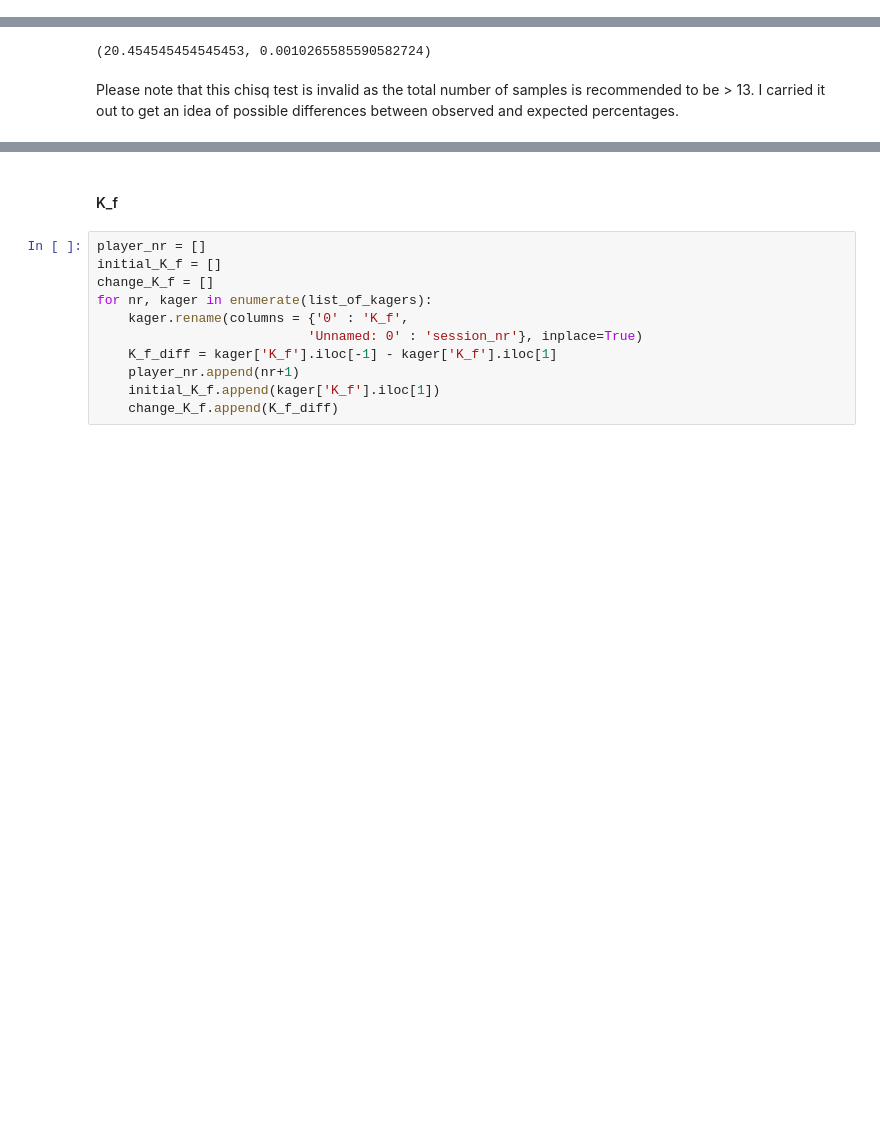
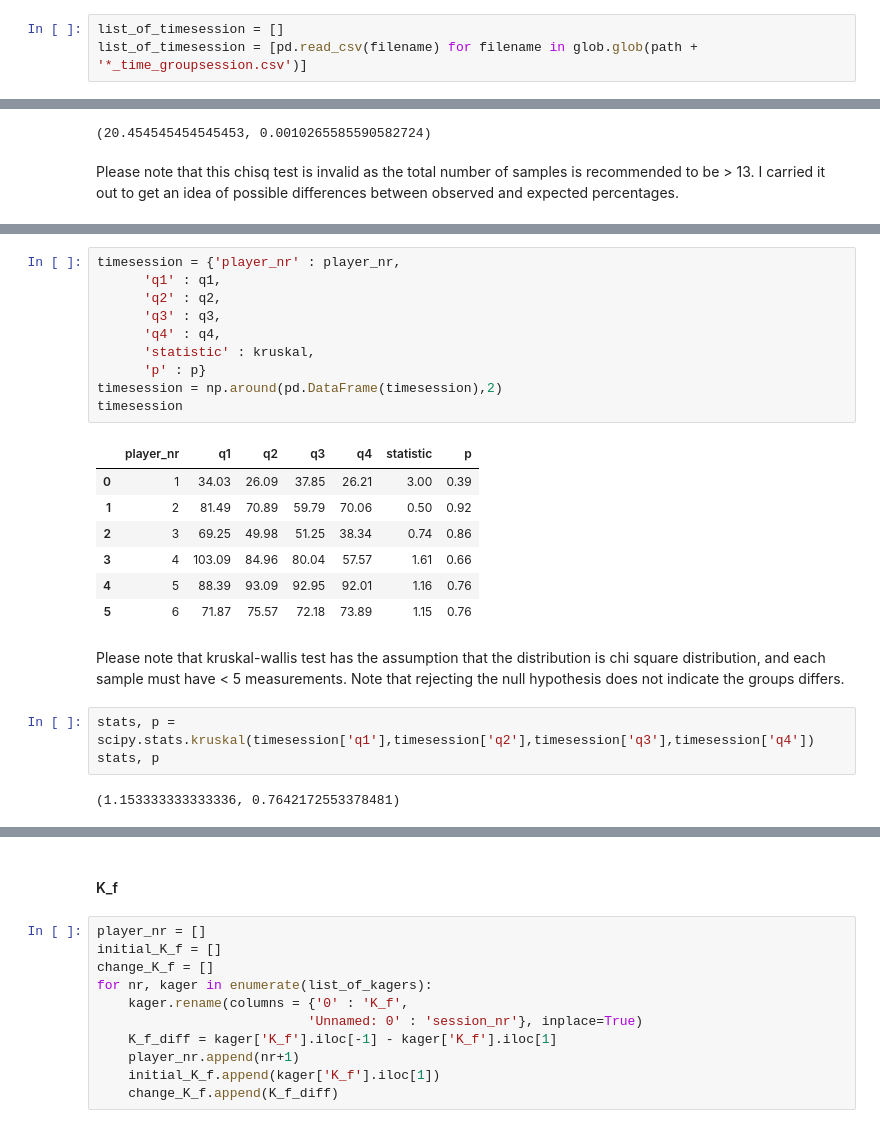
Before and after one commit to doscsy12/robotic_hometherapy, a Jupyter notebook: EDA_K_f.ipynb, the cells around one changed output, grey strips where cells are left out. Drawn from its saved outputs; the diff is of its cells as text; blank space fills up the shorter version.

```diff
--- a/EDA_K_f.ipynb
+++ b/EDA_K_f.ipynb
@@ -33,6 +33,9 @@ list_of_kf_median = [pd.read_csv(filename) for filename in glob.glob(path + '*_K
 # %%
 list_of_kf_MAD = []
 list_of_kf_MAD = [pd.read_csv(filename) for filename in glob.glob(path + '*_K_f_MAD.csv')]
+# %%
+list_of_timesession = []
+list_of_timesession = [pd.read_csv(filename) for filename in glob.glob(path + '*_time_groupsession.csv')]
 # %%
 # xlsx = pd.ExcelFile('./data/Clinical_001_003.xlsx')
 clinical = pd.read_excel('./data/Clinical_001_006.xlsx',header=1)
@@ -111,0 +136,25 @@ Please note that this chisq test is invalid as the total number of samples is re
+# %%
+timesession = {'player_nr' : player_nr,
+      'q1' : q1,
+      'q2' : q2,
+      'q3' : q3,
+      'q4' : q4,
+      'statistic' : kruskal,
+      'p' : p}
+timesession = np.around(pd.DataFrame(timesession),2)
+timesession
+# %% [output]
+|  | player_nr | q1 | q2 | q3 | q4 | statistic | p |
+| 0 | 1 | 34.03 | 26.09 | 37.85 | 26.21 | 3.00 | 0.39 |
+| 1 | 2 | 81.49 | 70.89 | 59.79 | 70.06 | 0.50 | 0.92 |
+| 2 | 3 | 69.25 | 49.98 | 51.25 | 38.34 | 0.74 | 0.86 |
+| 3 | 4 | 103.09 | 84.96 | 80.04 | 57.57 | 1.61 | 0.66 |
+| 4 | 5 | 88.39 | 93.09 | 92.95 | 92.01 | 1.16 | 0.76 |
+| 5 | 6 | 71.87 | 75.57 | 72.18 | 73.89 | 1.15 | 0.76 |
+# %% [markdown]
+Please note that kruskal-wallis test has the assumption that the distribution is chi square distribution, and each sample must have < 5 measurements. Note that rejecting the null hypothesis does not indicate the groups differs.
+# %%
+stats, p = scipy.stats.kruskal(timesession['q1'],timesession['q2'],timesession['q3'],timesession['q4'])
+stats, p
+# %% [output]
+(1.153333333333336, 0.7642172553378481)
```
Also changed, not shown: parts of 3 cells of this notebook.
